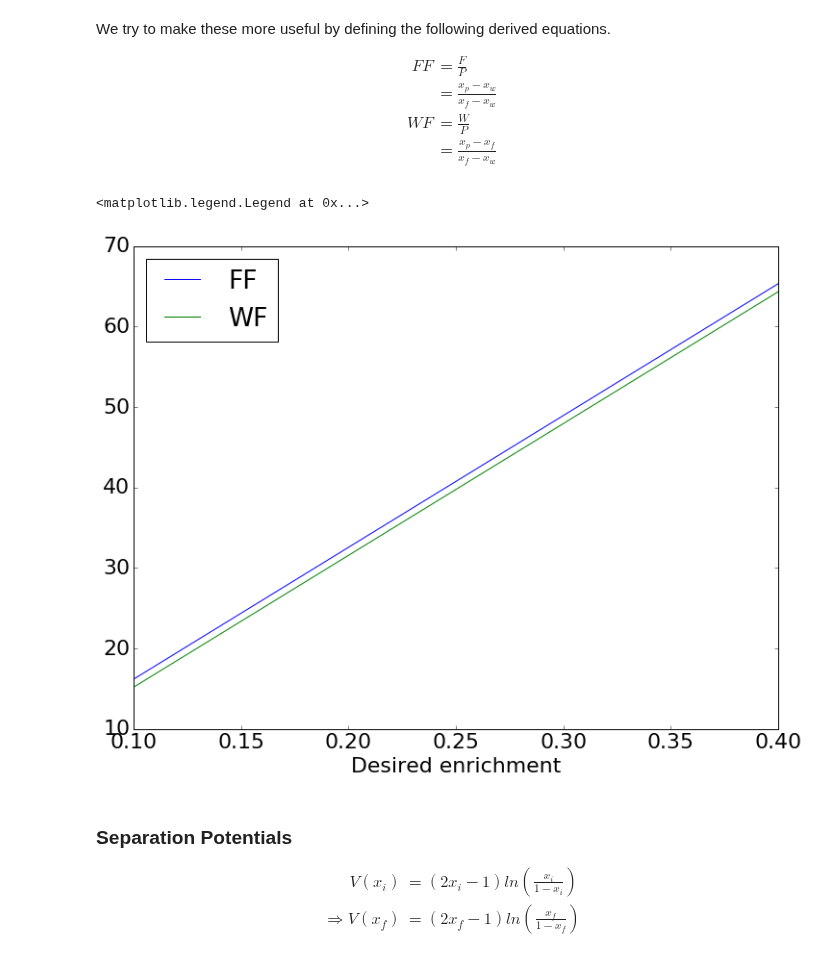
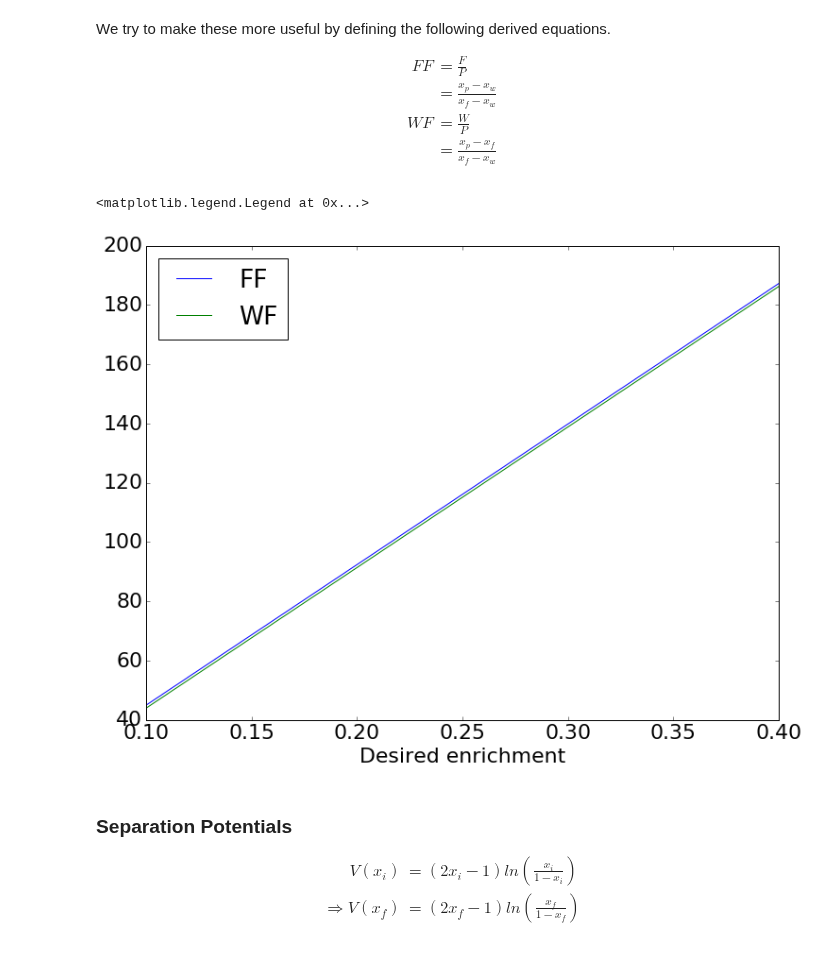
Before and after one commit to katyhuff/npre412, a Jupyter notebook: enrichment/enrichment.ipynb, the cells around one changed output. Saved outputs shown, nothing was run; the diff lists cells and outputs as text; code cells hidden in the pictures.

```diff
--- a/enrichment/enrichment.ipynb
+++ b/enrichment/enrichment.ipynb
@@ -191,35 +191,35 @@ def tail(P, F):
     return F - P
 
 def ff(x_p, x_w, x_f):
     num = x_p - x_w
     denom = x_f - x_w
     return num/denom
 
 def wf(x_p, x_w, x_f):
     num = x_p - x_f
     denom = x_f - x_w
     return num/denom
 
 def x_p(f, p, x_f, x_w):
     return (f/p)*(x_f - x_w) + x_w
 
 def x_w(f, p, x_f, x_p):
     num = x_p - (f/p)*x_f
     denom = 1-(f/p)
     return num/denom
 
 x_p = np.arange(0.1, 0.5, 0.1)
 to_plot = np.arange(1.,5.)
 for i in range(0,4):
-    to_plot[i] = ff(x_p[i], 0.001, 0.00711)
+    to_plot[i] = ff(x_p[i], 0.005, 0.00711)
 
 plt.plot(x_p, to_plot, label="FF")
 plt.plot(x_p, to_plot - 1, label="WF")
 plt.xlabel("Desired enrichment")
 plt.legend(loc=2)
 # %% [output]
 <matplotlib.legend.Legend at 0x...>
-[figure, old version]
+[figure, new version]
 # %% [markdown]
 ### Separation Potentials
 
```
Also changed, not shown: parts of 6 cells of this notebook, 5 other files.
